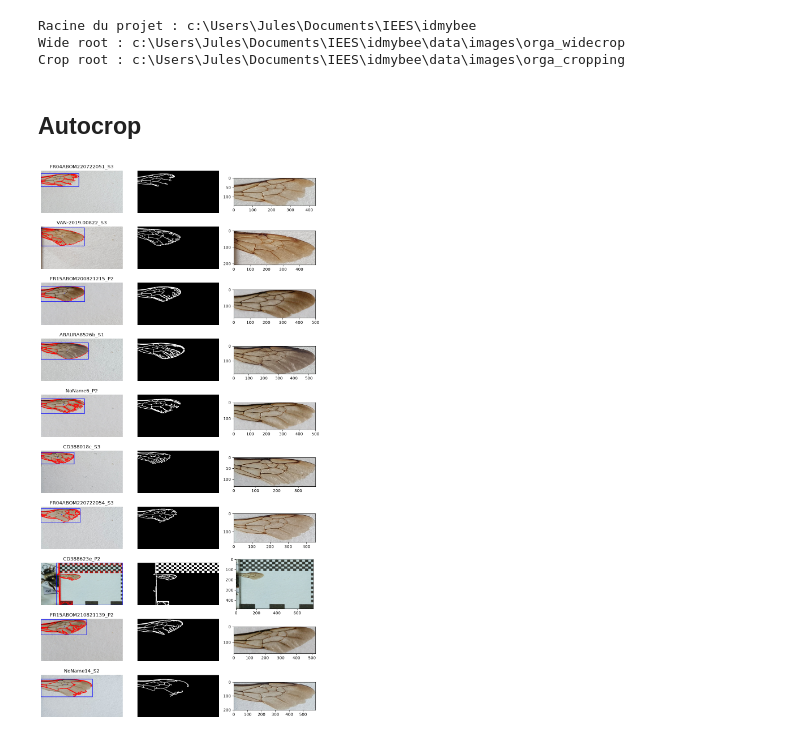
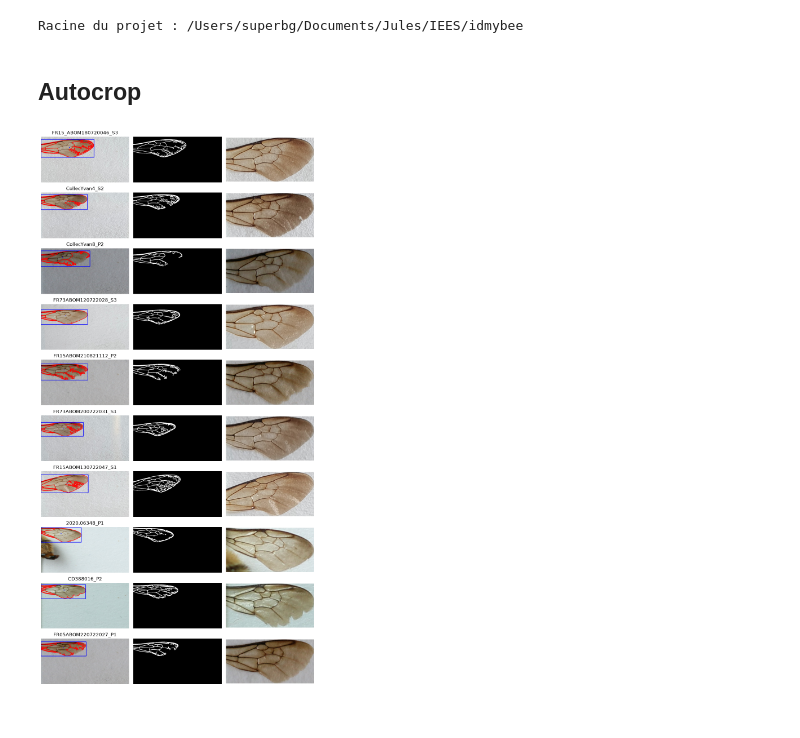
Before and after one commit to julesdubr/idmybee, a Jupyter notebook: src/autocrop_cv2.ipynb, the cells around one changed output. Saved outputs shown, nothing was run; the diff lists cells and outputs as text; code cells hidden in the pictures.

```diff
--- a/src/autocrop_cv2.ipynb
+++ b/src/autocrop_cv2.ipynb
@@ -11,23 +13,17 @@ from tqdm.auto import tqdm
 tqdm.pandas()
 # %%
 PROJECT_ROOT = Path.cwd().parent
-DATA_ROOT = PROJECT_ROOT / 'data' / 'images'
-WIDE_ROOT = DATA_ROOT / 'orga_widecrop'
-CROP_ROOT = DATA_ROOT / 'orga_cropping'
-OUTPUT_DIR = PROJECT_ROOT / 'data' / 'manifests'
+MANIFEST_DIR = PROJECT_ROOT / 'data' / 'manifests'
+OUTPUT_DIR = PROJECT_ROOT / 'out' / 'crop'
 OUTPUT_DIR.mkdir(parents=True, exist_ok=True)
 
 print(f'Racine du projet : {PROJECT_ROOT}')
-print(f'Wide root : {WIDE_ROOT}')
-print(f'Crop root : {CROP_ROOT}')
 # %% [output]
-Racine du projet : c:\Users\Jules\Documents\IEES\idmybee
-Wide root : c:\Users\Jules\Documents\IEES\idmybee\data\images\orga_widecrop
-Crop root : c:\Users\Jules\Documents\IEES\idmybee\data\images\orga_cropping
+Racine du projet : /Users/superbg/Documents/Jules/IEES/idmybee
 # %% [markdown]
 ## Autocrop
 # %%
-manifest = pd.read_csv(OUTPUT_DIR / 'manifest.csv')
+manifest = pd.read_csv(MANIFEST_DIR / 'manifest.csv')
 
 usable_pairs = manifest[manifest['statut'] == 'paire_exploitable'].copy()
 sample_indices = np.random.choice(len(usable_pairs), size=min(10, len(usable_pairs)), replace=False)
@@ -39,6 +35,8 @@ if len(sample_indices) == 1:
 for row, idx in enumerate(sample_indices):
     crop_path = PROJECT_ROOT / usable_pairs.iloc[idx]['chemin_crop_large']
     image = cv2.imread(str(crop_path), cv2.IMREAD_COLOR)
+
+    name = crop_path.stem
 
     image = cv2.resize(image, (960, 540))
     image = image[56:, 24:]
@@ -59,33 +57,41 @@ for row, idx in enumerate(sample_indices):
 
     # -- CONNECTED COMPONENTS --
     num_labels, labels, stats, centroids = cv2.connectedComponentsWithStats(thresh,
         connectivity=8, ltype=cv2.CV_32S)
 
     largest_label = np.argmax(stats[1:, cv2.CC_STAT_AREA]) + 1
     component_mask = (labels == largest_label).astype(np.uint8) * 255
 
     x2, y2, w2, h2 = stats[largest_label, :-1]
     (cX, cY) = centroids[largest_label]
 
     # ---------- PLOT ----------
     output = image.copy()
     # countours bbox
     cv2.drawContours(output, [c], -1, (0, 0, 255), 3)
     cv2.rectangle(output, (x1, y1), (x1 + w1, y1 + h1), (0, 255, 0), 3)
     # connected bbox
     cv2.rectangle(output, (x2, y2), (x2 + w2, y2 + h2), (255, 0, 0), 3)
     cv2.circle(output, (int(cX), int(cY)), 4, (255, 0, 0), -1)
 
+    # cropped wing
+    wing = cv2.cvtColor(image.copy()[y2:y2+h2,x2:x2+w2], cv2.COLOR_BGR2RGB)
+    wing = cv2.resize(wing, (512, 256))
+
     axes[row, 0].imshow(cv2.cvtColor(output, cv2.COLOR_BGR2RGB))
     axes[row, 1].imshow(cv2.cvtColor(component_mask, cv2.COLOR_BGR2RGB))
-    axes[row, 2].imshow(cv2.cvtColor(image[y2:y2+h2,x2:x2+w2], cv2.COLOR_BGR2RGB))
+    axes[row, 2].imshow(wing)
 
-    axes[row, 0].set_title(f'{crop_path.stem}')
+    axes[row, 0].set_title(f'{name}')
     axes[row, 0].axis('off')
     axes[row, 1].axis('off')
+    axes[row, 2].axis('off')
+
+    imageio.imwrite(f'{OUTPUT_DIR}/{name}.png', wing)
+
 
 
 plt.tight_layout()
 plt.show()
 # %% [output]
-[figure, old version]
+[figure, new version]
```
Also changed, not shown: parts of 1 cell of this notebook, 5 other files.
